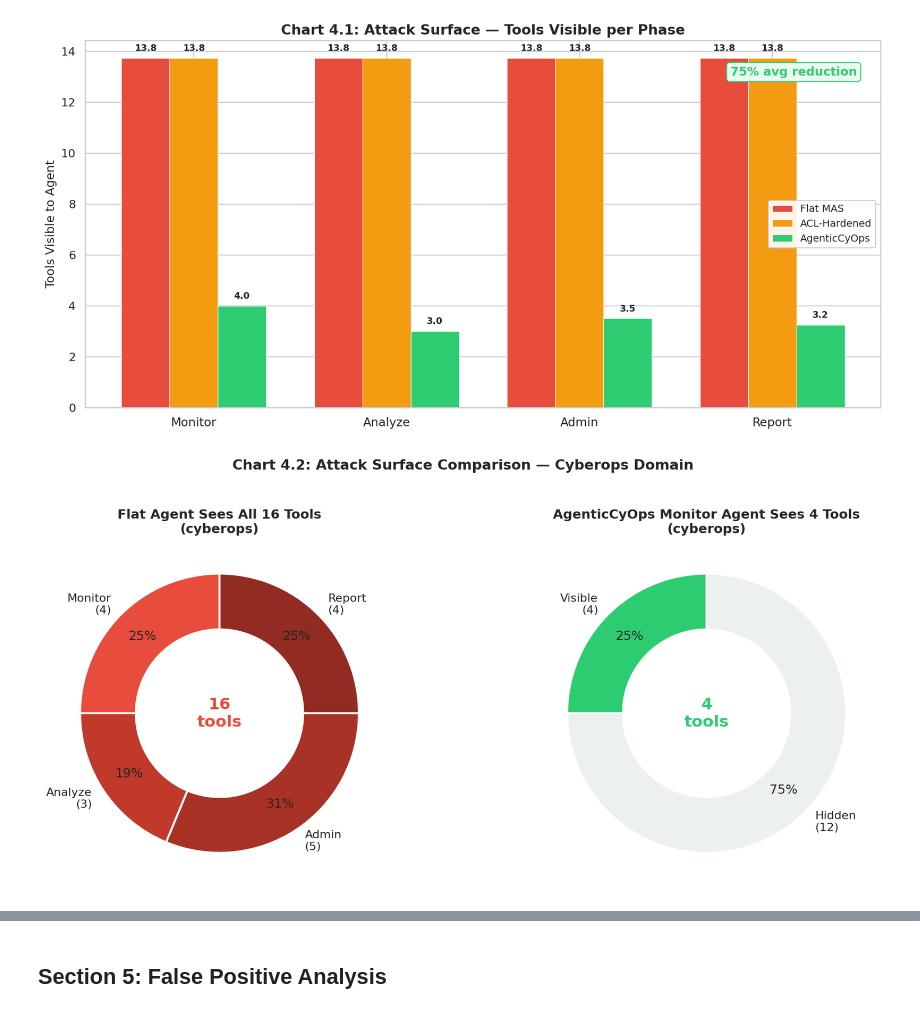
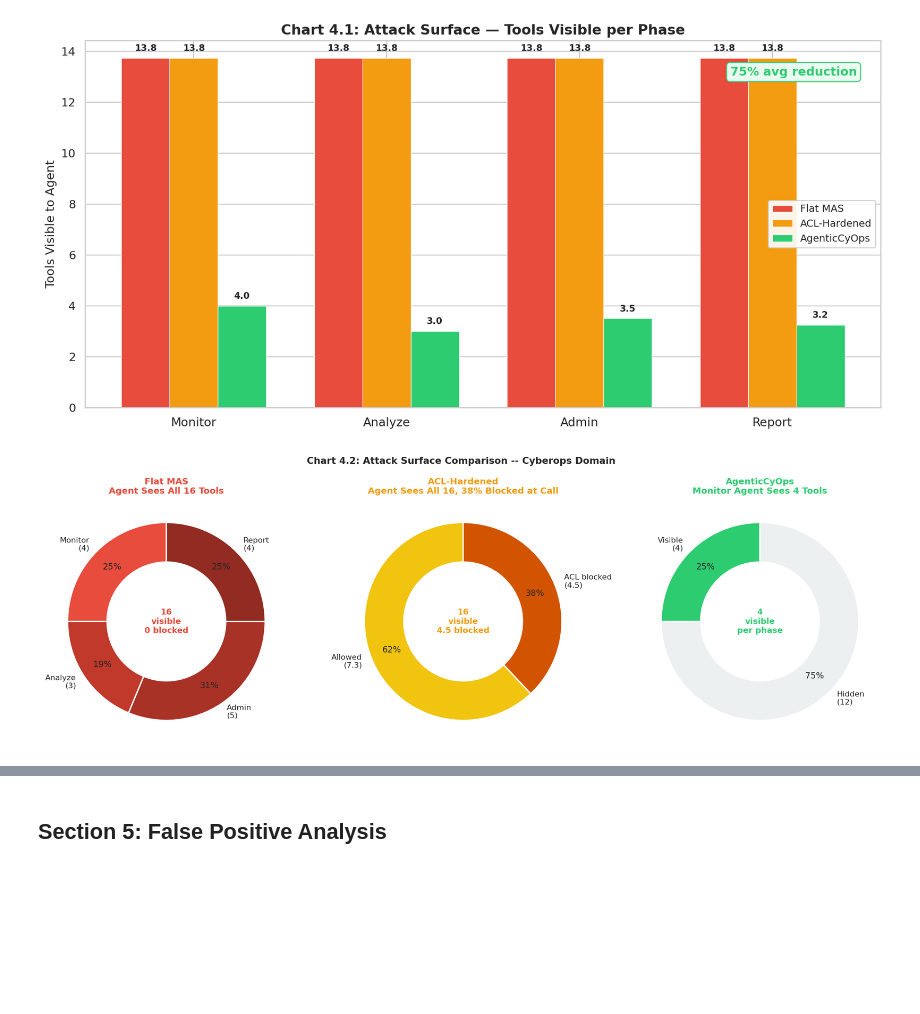
Before and after one commit to shaswata09/AgenticCyOps, a Jupyter notebook: results/notebooks/01_baseline_findings.ipynb, the cells around one changed output, grey strips where cells are left out. Cells and saved outputs as stored; diff of their text form; code cells hidden in the pictures; blank space fills up the shorter version.

```diff
--- a/results/notebooks/01_baseline_findings.ipynb
+++ b/results/notebooks/01_baseline_findings.ipynb
@@ -336,48 +480,76 @@ plt.show()
 # %% [output]
 [figure]
 # %%
-# Chart 4.2: Donut chart pair — Flat agent sees ALL tools vs AgenticCyOps sees manifest tools
-# Using cyberops as the showcase domain
+# Chart 4.2: Donut triple — attack surface per config (cyberops showcase)
+# Flat: sees all 16 tools, 0 blocked.  ACL-Hardened: sees all 16 but ACL-layer
+# denies ~47% at call time.  AgenticCyOps: monitor agent sees only manifest tools.
 
 domain_ex = "cyberops"
 total_flat = TOOL_MANIFEST[domain_ex]["total"]
 manifest_monitor = TOOL_MANIFEST[domain_ex]["monitor"]
 
-fig, (ax1, ax2) = plt.subplots(1, 2, figsize=(14, 6))
+# Average ACL deny rate for cyberops from the real baseline logs
+acl_sub = df[(df["domain"] == domain_ex) & (df["config"] == "acl_hardened")]
+acl_allowed = acl_sub["tool_calls_allowed"].mean()
+acl_denied = acl_sub["tool_calls_denied"].mean()
+acl_total = acl_allowed + acl_denied if (acl_allowed + acl_denied) > 0 else 1
+acl_visible = total_flat  # ACL sees all tools, blocks at network layer
 
-# Left donut: Flat agent (all 16 tools visible)
+fig, (ax1, ax2, ax3) = plt.subplots(1, 3, figsize=(18, 6))
+
+# --- Left donut: Flat agent (all 16 tools visible, none blocked) ---
 phase_vals_flat = [TOOL_MANIFEST[domain_ex][p] for p in PHASES]
 phase_labels_flat = [f"{p.title()}\n({v})" for p, v in zip(PHASES, phase_vals_flat)]
 colors_flat = ["#e74c3c", "#c0392b", "#a93226", "#922b21"]
-wedges1, texts1, autotexts1 = ax1.pie(
-    phase_vals_flat, labels=phase_labels_flat, autopct="%1.0f%%",
-    colors=colors_flat, startangle=90, pctdistance=0.78,
-    wedgeprops=dict(width=0.4, edgecolor="white", linewidth=2))
-ax1.set_title(f"Flat Agent Sees All {total_flat} Tools\n(cyberops)", fontsize=13, fontweight="bold")
-centre1 = plt.Circle((0, 0), 0.55, fc="white")
-ax1.add_artist(centre1)
-ax1.text(0, 0, f"{total_flat}\ntools", ha="center", va="center", fontsize=16, fontweight="bold",
-         color="#e74c3c")
+ax1.pie(phase_vals_flat, labels=phase_labels_flat, autopct="%1.0f%%",
+        colors=colors_flat, startangle=90, pctdistance=0.78,
+        wedgeprops=dict(width=0.4, edgecolor="white", linewidth=2))
+ax1.set_title(f"Flat MAS\nAgent Sees All {total_flat} Tools",
+              fontsize=13, fontweight="bold", color=CONFIG_COLORS["flat"])
+ax1.add_artist(plt.Circle((0, 0), 0.55, fc="white"))
+ax1.text(0, 0, f"{total_flat}\nvisible\n0 blocked",
+         ha="center", va="center", fontsize=12, fontweight="bold",
+         color=CONFIG_COLORS["flat"])
 
-# Right donut: AgenticCyOps monitor agent sees only monitor-phase tools
+# --- Middle donut: ACL-Hardened (sees all, blocks at call time) ---
+# Visualise allowed vs ACL-blocked at the tool-call layer
+acl_blocked_pct = acl_denied / acl_total * 100 if acl_total else 0
+sizes_acl = [acl_allowed, acl_denied]
+labels_acl = [f"Allowed\n({acl_allowed:.1f})", f"ACL blocked\n({acl_denied:.1f})"]
+colors_acl = ["#f1c40f", "#d35400"]
+ax2.pie(sizes_acl, labels=labels_acl, autopct="%1.0f%%",
+        colors=colors_acl, startangle=90, pctdistance=0.78,
+        wedgeprops=dict(width=0.4, edgecolor="white", linewidth=2))
+ax2.set_title(f"ACL-Hardened\nAgent Sees All {acl_visible}, {acl_blocked_pct:.0f}% Blocked at Call",
+              fontsize=13, fontweight="bold", color=CONFIG_COLORS["acl_hardened"])
+ax2.add_artist(plt.Circle((0, 0), 0.55, fc="white"))
+ax2.text(0, 0, f"{acl_visible}\nvisible\n{acl_denied:.1f} blocked",
+         ha="center", va="center", fontsize=12, fontweight="bold",
+         color=CONFIG_COLORS["acl_hardened"])
+
+# --- Right donut: AgenticCyOps monitor agent (only manifest tools) ---
 other_phases = total_flat - manifest_monitor
-sizes = [manifest_monitor, other_phases]
+sizes_aco = [manifest_monitor, other_phases]
 labels_aco = [f"Visible\n({manifest_monitor})", f"Hidden\n({other_phases})"]
 colors_aco = ["#2ecc71", "#ecf0f1"]
-wedges2, texts2, autotexts2 = ax2.pie(
-    sizes, labels=labels_aco, autopct="%1.0f%%",
-    colors=colors_aco, startangle=90, pctdistance=0.78,
-    wedgeprops=dict(width=0.4, edgecolor="white", linewidth=2))
-ax2.set_title(f"AgenticCyOps Monitor Agent Sees {manifest_monitor} Tools\n(cyberops)",
-              fontsize=13, fontweight="bold")
-centre2 = plt.Circle((0, 0), 0.55, fc="white")
-ax2.add_artist(centre2)
-ax2.text(0, 0, f"{manifest_monitor}\ntools", ha="center", va="center", fontsize=16, fontweight="bold",
-         color="#2ecc71")
+ax3.pie(sizes_aco, labels=labels_aco, autopct="%1.0f%%",
+        colors=colors_aco, startangle=90, pctdistance=0.78,
+        wedgeprops=dict(width=0.4, edgecolor="white", linewidth=2))
+ax3.set_title(f"AgenticCyOps\nMonitor Agent Sees {manifest_monitor} Tools",
+              fontsize=13, fontweight="bold", color=CONFIG_COLORS["agenticcyops"])
+ax3.add_artist(plt.Circle((0, 0), 0.55, fc="white"))
+ax3.text(0, 0, f"{manifest_monitor}\nvisible\nper phase",
+         ha="center", va="center", fontsize=12, fontweight="bold",
+         color=CONFIG_COLORS["agenticcyops"])
 
-fig.suptitle("Chart 4.2: Attack Surface Comparison — Cyberops Domain",
+fig.suptitle(f"Chart 4.2: Attack Surface Comparison -- {domain_ex.capitalize()} Domain",
              fontsize=14, fontweight="bold", y=1.02)
 plt.tight_layout()
 plt.show()
+
+print(f"\nACL-Hardened ({domain_ex}): {acl_allowed:.1f} allowed / {acl_denied:.1f} blocked per run "
+      f"(block rate {acl_blocked_pct:.0f}%)")
+print(f"AgenticCyOps ({domain_ex}): monitor agent sees {manifest_monitor}/{total_flat} tools "
+      f"= {manifest_monitor/total_flat:.0%} of surface")
 # %% [output]
-[figure, old version]
+[figure, new version]
```
Also changed, not shown: parts of 13 cells of this notebook, 6 other files.
